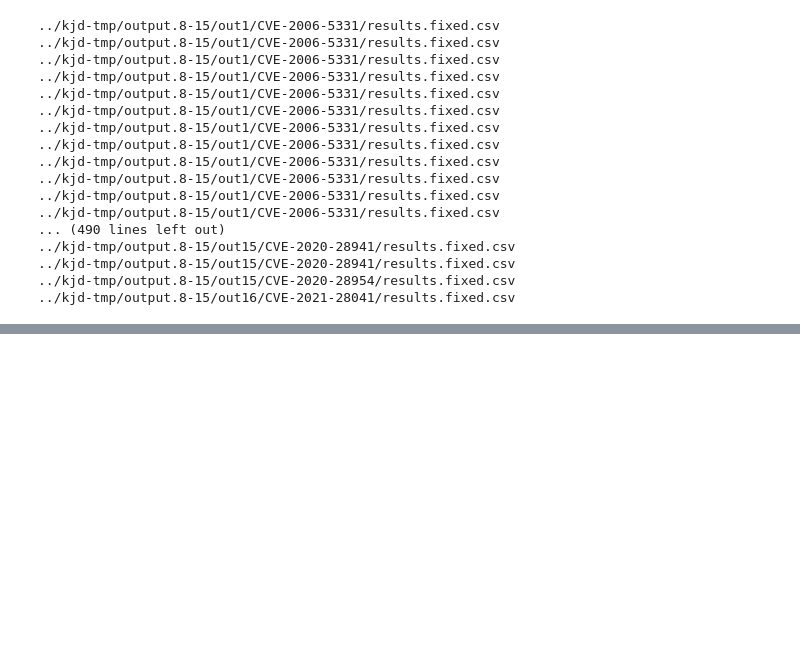
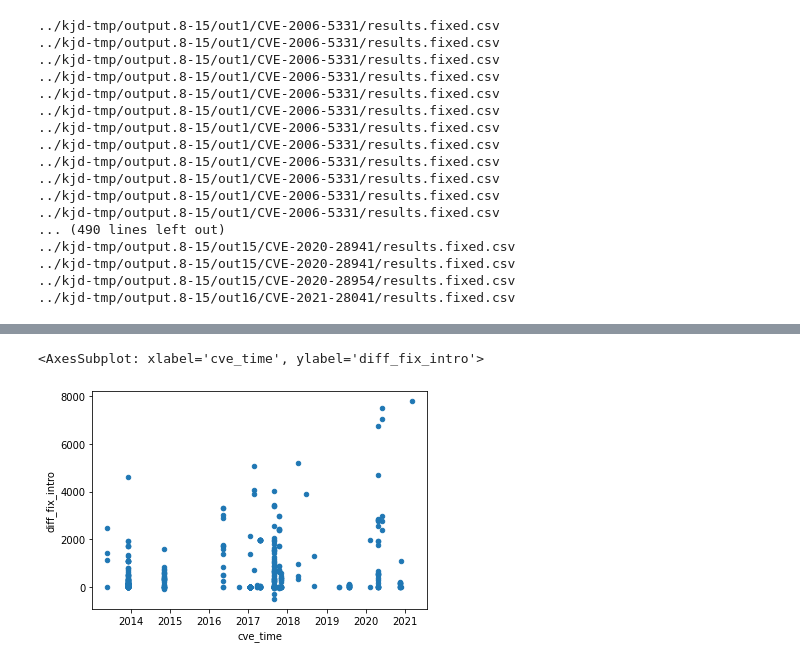
Before and after one commit to woc-hack/kjd, a Jupyter notebook: Data analysis.ipynb, the cells around one changed output, grey strips where cells are left out. Cells and saved outputs as stored; diff of their text form; code cells hidden in the pictures; blank space fills up the shorter version.

Commit message:
Added plots and counts for RQ1 and RQ2

```diff
--- a/Data analysis.ipynb
+++ b/Data analysis.ipynb
@@ -95,0 +96,2 @@ Index(['time_diff', ' project', ' first good blob commit',
+# %%
+df_fixed['diff_fix_intro'] = (df_fixed['fix_time'] - df_fixed['intro_time']).dt.days
@@ -95,0 +128,7 @@ Index(['time_diff', ' project', ' first good blob commit',
+# %%
+import matplotlib
+
+df_fixed.plot(kind='scatter', x='cve_time', y='diff_fix_intro')
+# %% [output]
+<AxesSubplot: xlabel='cve_time', ylabel='diff_fix_intro'>
+[figure, added]
```
Also changed, not shown: parts of 30 cells of this notebook.
